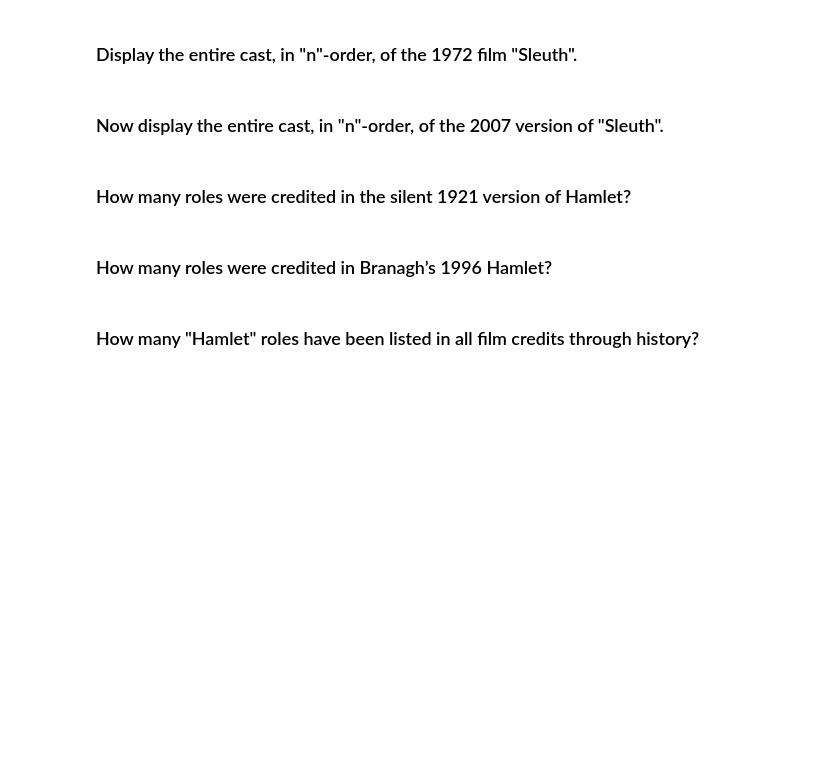
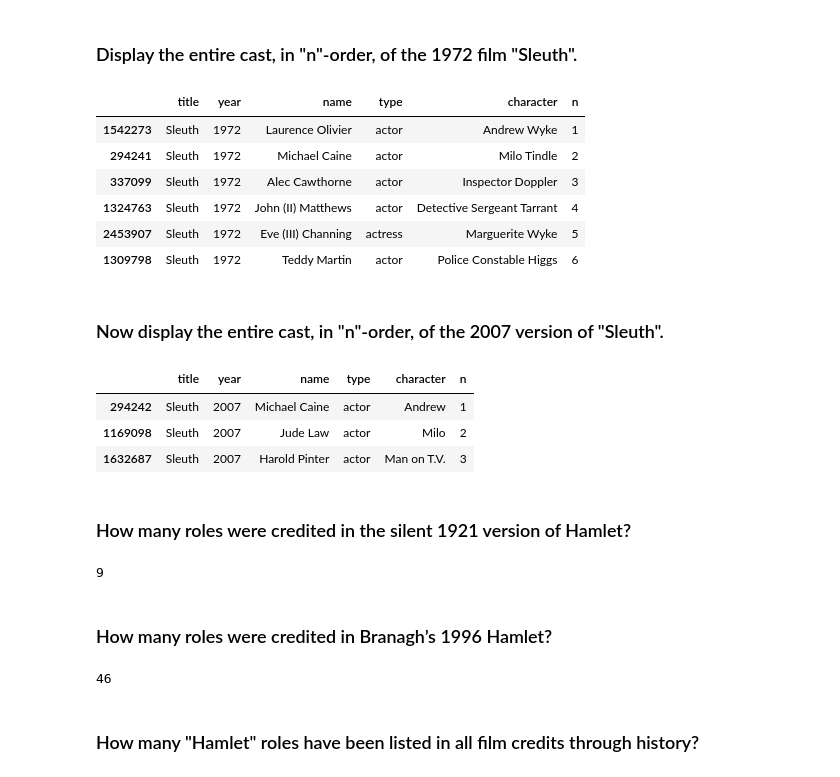
Before and after one commit to climberwb/pycon-pandas-tutorial, a Jupyter notebook: Exercises-1.ipynb, the cells around one changed output. Drawn from its saved outputs; the diff is of its cells as text; code cells hidden in the pictures; blank space fills up the shorter version.

```diff
--- a/Exercises-1.ipynb
+++ b/Exercises-1.ipynb
@@ -116,10 +143,35 @@ le == 'Inception'])
 # %% [markdown]
 ### Display the entire cast, in "n"-order, of the 1972 film "Sleuth".
+# %%
+cast[(cast.title == "Sleuth") & (cast.year == 1972)][cast.n.notnull()].sort("n")
+# %% [output]
+|  | title | year | name | type | character | n |
+| 1542273 | Sleuth | 1972 | Laurence Olivier | actor | Andrew Wyke | 1 |
+| 294241 | Sleuth | 1972 | Michael Caine | actor | Milo Tindle | 2 |
+| 337099 | Sleuth | 1972 | Alec Cawthorne | actor | Inspector Doppler | 3 |
+| 1324763 | Sleuth | 1972 | John (II) Matthews | actor | Detective Sergeant Tarrant | 4 |
+| 2453907 | Sleuth | 1972 | Eve (III) Channing | actress | Marguerite Wyke | 5 |
+| 1309798 | Sleuth | 1972 | Teddy Martin | actor | Police Constable Higgs | 6 |
 # %% [markdown]
 ### Now display the entire cast, in "n"-order, of the 2007 version of "Sleuth".
+# %%
+cast[(cast.title == "Sleuth") & (cast.year == 2007)][cast.n.notnull()].sort("n")
+# %% [output]
+|  | title | year | name | type | character | n |
+| 294242 | Sleuth | 2007 | Michael Caine | actor | Andrew | 1 |
+| 1169098 | Sleuth | 2007 | Jude Law | actor | Milo | 2 |
+| 1632687 | Sleuth | 2007 | Harold Pinter | actor | Man on T.V. | 3 |
 # %% [markdown]
 ### How many roles were credited in the silent 1921 version of Hamlet?
+# %%
+len(cast[(cast.title == "Hamlet") & (cast.year == 1921)][cast.n.notnull()])
+# %% [output]
+9
 # %% [markdown]
 ### How many roles were credited in Branagh’s 1996 Hamlet?
+# %%
+len(cast[(cast.title == "Hamlet") & (cast.year == 1996)][cast.n.notnull()])
+# %% [output]
+46
 # %% [markdown]
 ### How many "Hamlet" roles have been listed in all film credits through history?
```
Also changed, not shown: parts of 17 cells of this notebook.
